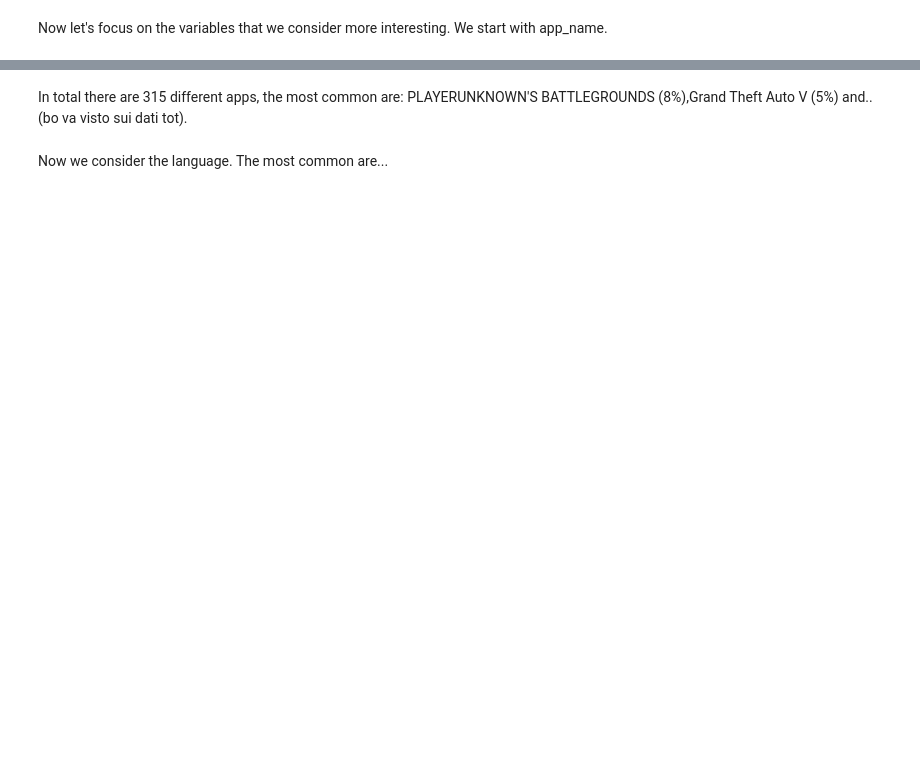
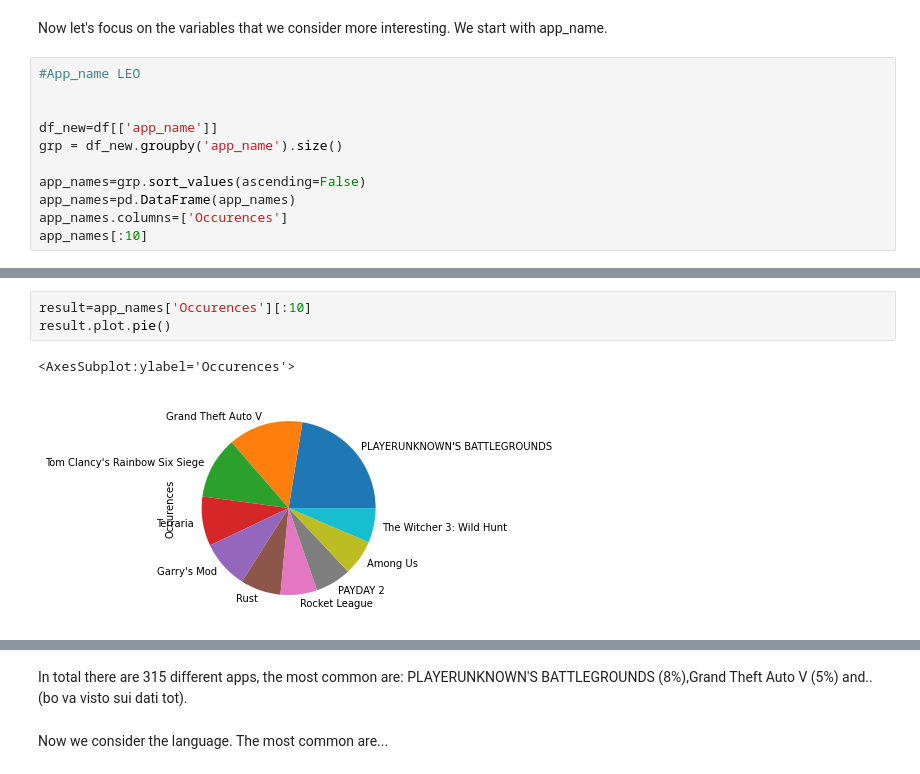
Before and after one commit to PliniLeonardo/ADM_homework2, a Jupyter notebook: Homework.ipynb, the cells around one changed output, grey strips where cells are left out. Drawn from its saved outputs; the diff is of its cells as text; blank space fills up the shorter version.

```diff
--- a/Homework.ipynb
+++ b/Homework.ipynb
@@ -184,2 +280,13 @@ sns.heatmap(df_kor, vmin=-1, vmax=1, cmap="viridis", annot=True, linewidth=0.1)
 # %% [markdown]
 Now let's focus on the variables that we consider more interesting. We start with app_name.
+# %%
+#App_name LEO
+
+
+df_new=df[['app_name']]
+grp = df_new.groupby('app_name').size()
+
+app_names=grp.sort_values(ascending=False)
+app_names=pd.DataFrame(app_names)
+app_names.columns=['Occurences']
+app_names[:10]
@@ -185,0 +306,6 @@ Now let's focus on the variables that we consider more interesting. We start wit
+# %%
+result=app_names['Occurences'][:10]
+result.plot.pie()
+# %% [output]
+<AxesSubplot:ylabel='Occurences'>
+[figure, added]
```
Also changed, not shown: parts of 45 cells of this notebook.
